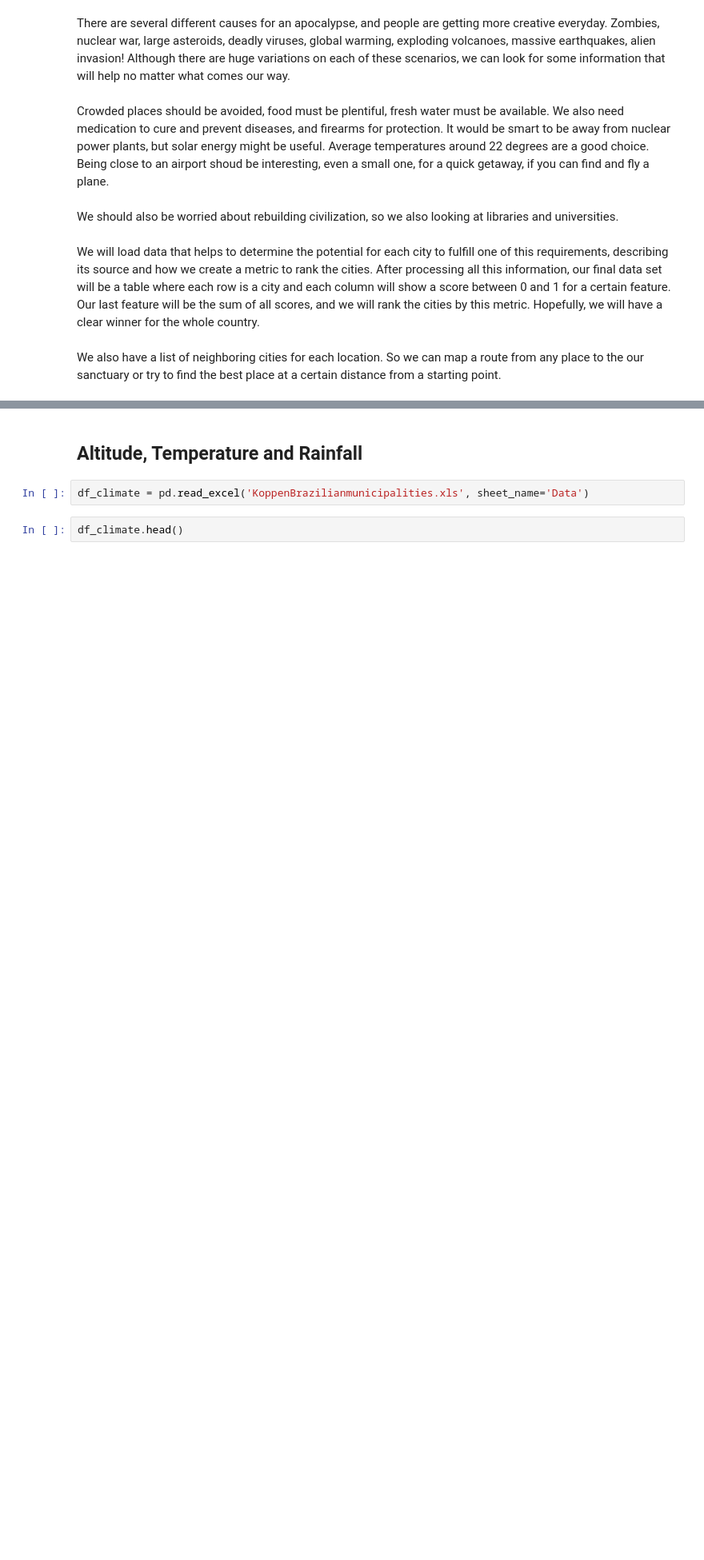
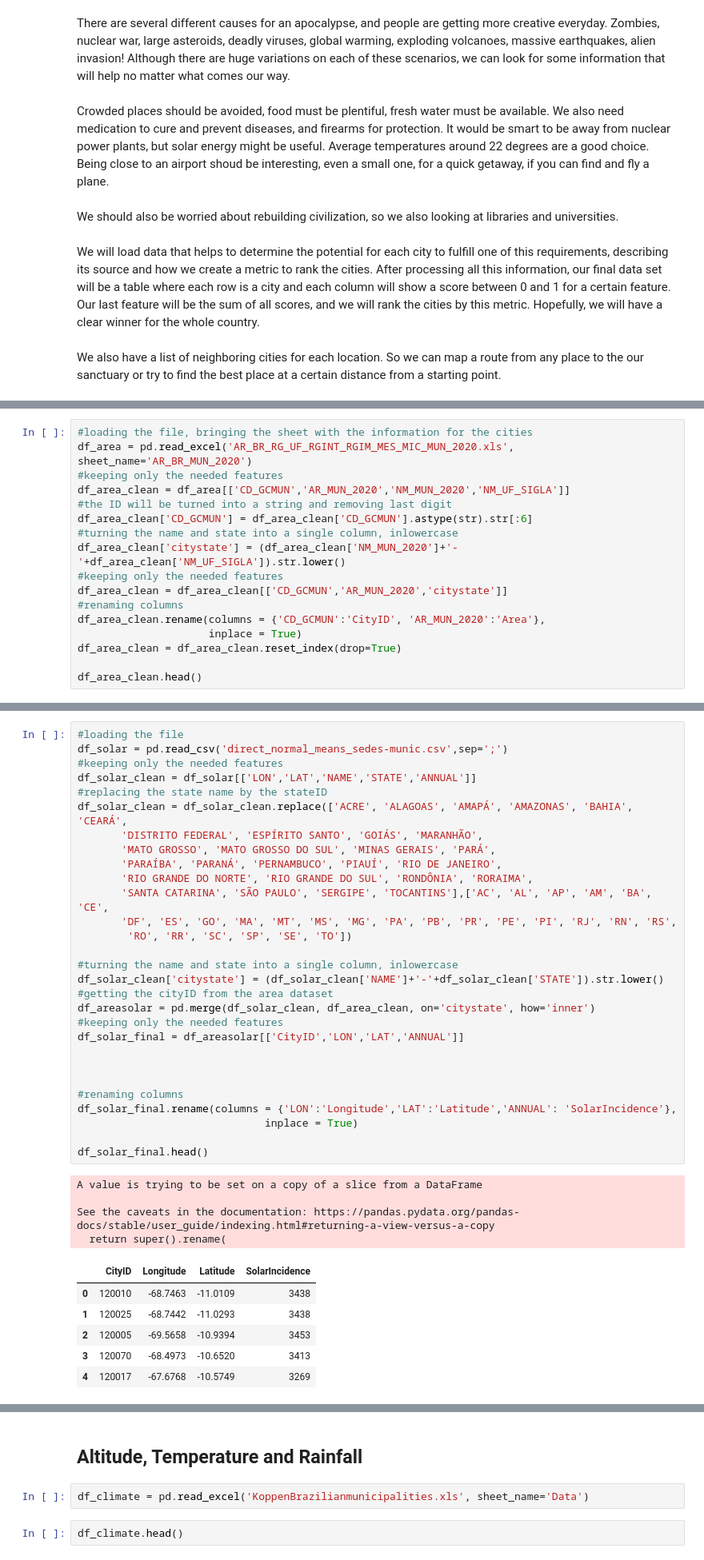
Before and after one commit to secretaria-ICA/Bem_Vindo_ao_Apocalipse_Brasileiro, a Jupyter notebook: apocalipse.ipynb, the cells around one changed output, grey strips where cells are left out. Shown at 80% size. Saved outputs shown, nothing was run; the diff lists cells and outputs as text; blank space fills up the shorter version.

```diff
--- a/apocalipse.ipynb
+++ b/apocalipse.ipynb
@@ -22,0 +78,17 @@ We also have a list of neighboring cities for each location. So we can map a rou
+# %%
+#loading the file, bringing the sheet with the information for the cities
+df_area = pd.read_excel('AR_BR_RG_UF_RGINT_RGIM_MES_MIC_MUN_2020.xls', sheet_name='AR_BR_MUN_2020')
+#keeping only the needed features
+df_area_clean = df_area[['CD_GCMUN','AR_MUN_2020','NM_MUN_2020','NM_UF_SIGLA']]
+#the ID will be turned into a string and removing last digit
+df_area_clean['CD_GCMUN'] = df_area_clean['CD_GCMUN'].astype(str).str[:6]
+#turning the name and state into a single column, inlowercase
+df_area_clean['citystate'] = (df_area_clean['NM_MUN_2020']+'-'+df_area_clean['NM_UF_SIGLA']).str.lower()
+#keeping only the needed features
+df_area_clean = df_area_clean[['CD_GCMUN','AR_MUN_2020','citystate']]
+#renaming columns
+df_area_clean.rename(columns = {'CD_GCMUN':'CityID', 'AR_MUN_2020':'Area'},
+                     inplace = True)
+df_area_clean = df_area_clean.reset_index(drop=True)
+
+df_area_clean.head()
@@ -23,2 +207,42 @@ We also have a list of neighboring cities for each location. So we can map a rou
+# %%
+#loading the file
+df_solar = pd.read_csv('direct_normal_means_sedes-munic.csv',sep=';')
+#keeping only the needed features
+df_solar_clean = df_solar[['LON','LAT','NAME','STATE','ANNUAL']]
+#replacing the state name by the stateID
+df_solar_clean = df_solar_clean.replace(['ACRE', 'ALAGOAS', 'AMAPÁ', 'AMAZONAS', 'BAHIA', 'CEARÁ',
+       'DISTRITO FEDERAL', 'ESPÍRITO SANTO', 'GOIÁS', 'MARANHÃO',
+       'MATO GROSSO', 'MATO GROSSO DO SUL', 'MINAS GERAIS', 'PARÁ',
+       'PARAÍBA', 'PARANÁ', 'PERNAMBUCO', 'PIAUÍ', 'RIO DE JANEIRO',
+       'RIO GRANDE DO NORTE', 'RIO GRANDE DO SUL', 'RONDÔNIA', 'RORAIMA',
+       'SANTA CATARINA', 'SÃO PAULO', 'SERGIPE', 'TOCANTINS'],['AC', 'AL', 'AP', 'AM', 'BA', 'CE',
+       'DF', 'ES', 'GO', 'MA', 'MT', 'MS', 'MG', 'PA', 'PB', 'PR', 'PE', 'PI', 'RJ', 'RN', 'RS',
+        'RO', 'RR', 'SC', 'SP', 'SE', 'TO'])
+
+#turning the name and state into a single column, inlowercase
+df_solar_clean['citystate'] = (df_solar_clean['NAME']+'-'+df_solar_clean['STATE']).str.lower()
+#getting the cityID from the area dataset
+df_areasolar = pd.merge(df_solar_clean, df_area_clean, on='citystate', how='inner')
+#keeping only the needed features
+df_solar_final = df_areasolar[['CityID','LON','LAT','ANNUAL']]
+
+
+
+#renaming columns
+df_solar_final.rename(columns = {'LON':'Longitude','LAT':'Latitude','ANNUAL': 'SolarIncidence'},
+                              inplace = True)
+
+df_solar_final.head()
+# %% [output]
+A value is trying to be set on a copy of a slice from a DataFrame
+
+See the caveats in the documentation: https://pandas.pydata.org/pandas-docs/stable/user_guide/indexing.html#returning-a-view-versus-a-copy
+  return super().rename(
+|  | CityID | Longitude | Latitude | SolarIncidence |
+| 0 | 120010 | -68.7463 | -11.0109 | 3438 |
+| 1 | 120025 | -68.7442 | -11.0293 | 3438 |
+| 2 | 120005 | -69.5658 | -10.9394 | 3453 |
+| 3 | 120070 | -68.4973 | -10.6520 | 3413 |
+| 4 | 120017 | -67.6768 | -10.5749 | 3269 |
 # %%
 import folium
```
Also changed, not shown: parts of 35 cells of this notebook.
